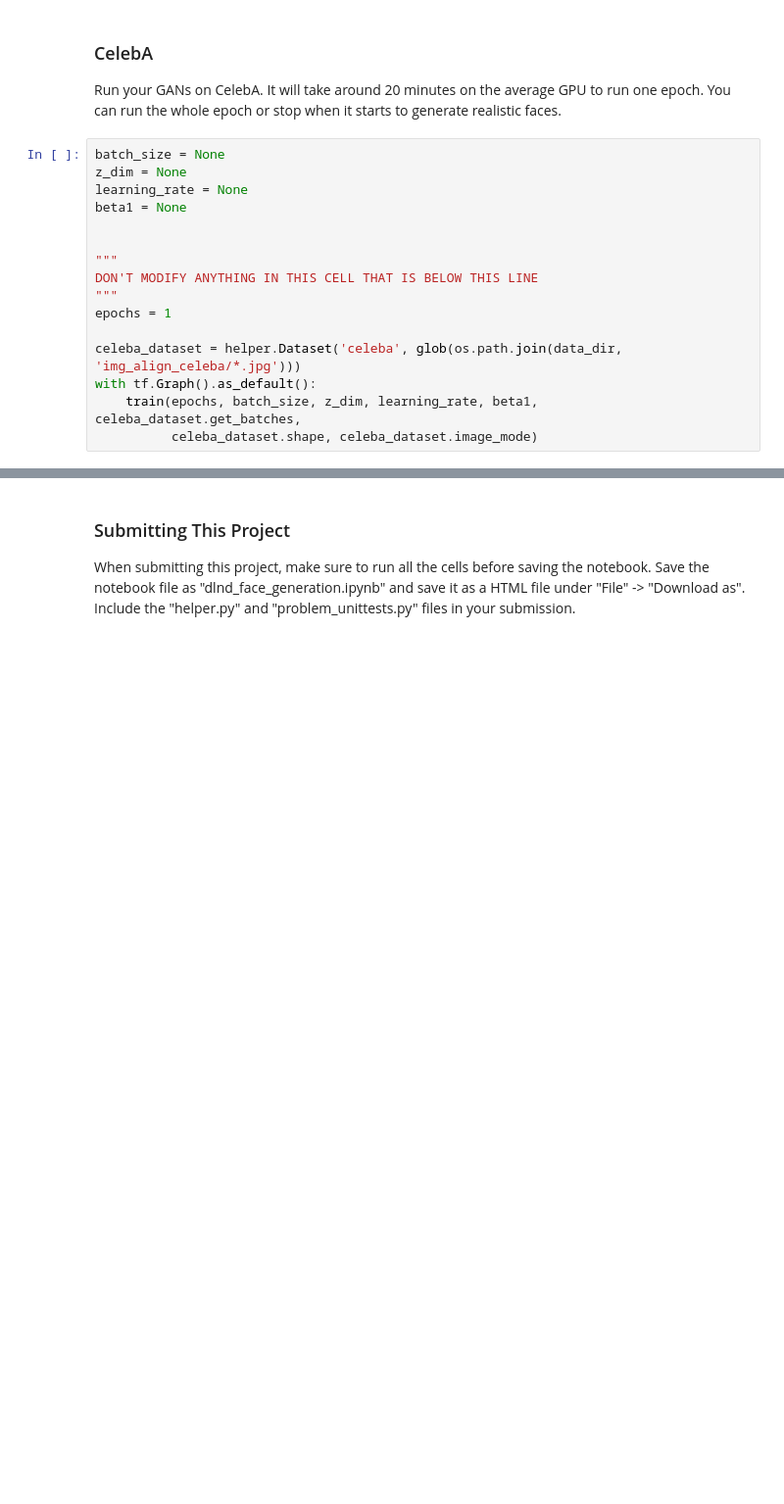
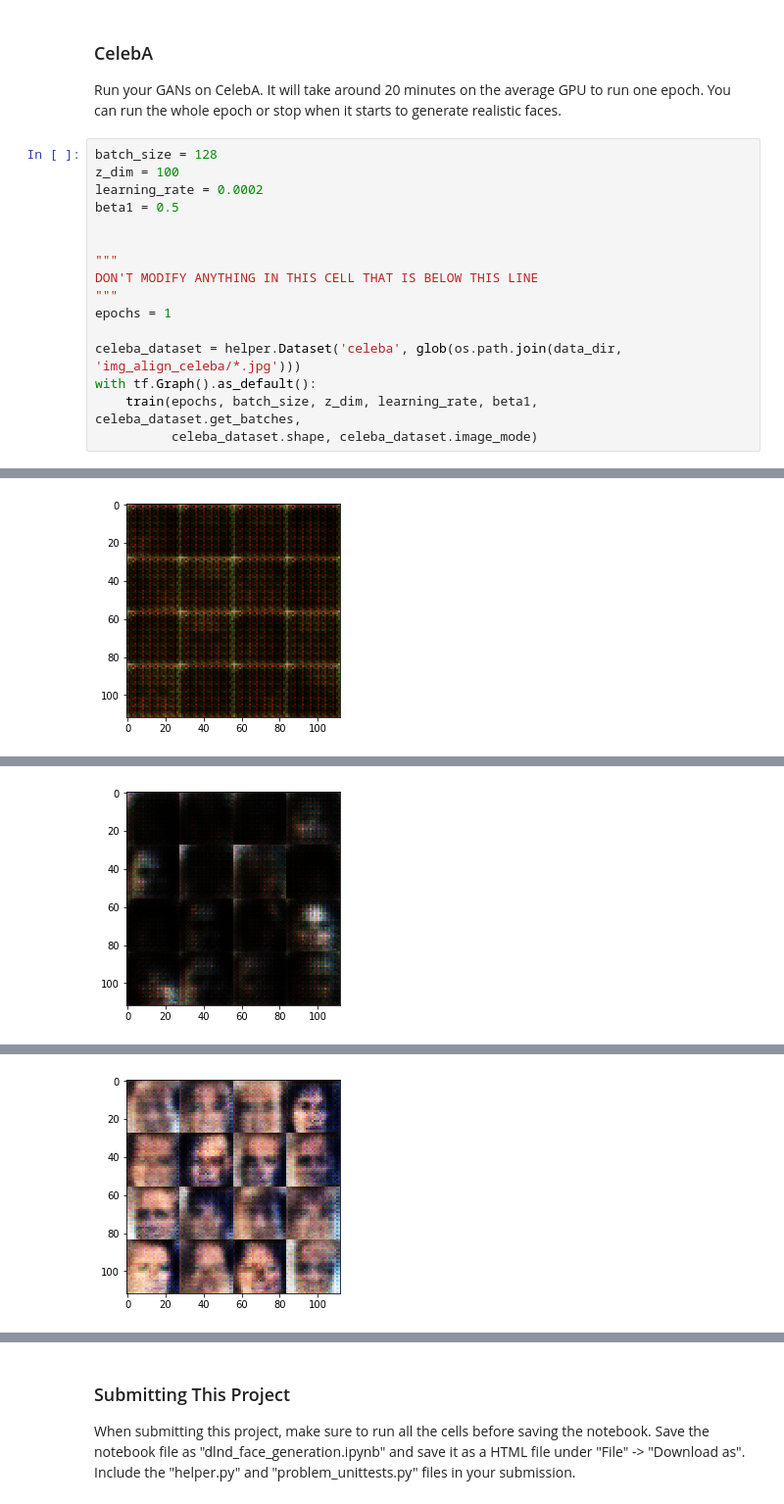
Before and after one commit to rsemenov/gan-faces-generator, a Jupyter notebook: dlnd_face_generation.ipynb, the cells around one changed output, grey strips where cells are left out. Shown at 98% size. Drawn from its saved outputs; the diff is of its cells as text; blank space fills up the shorter version.

```diff
--- a/dlnd_face_generation.ipynb
+++ b/dlnd_face_generation.ipynb
@@ -407,10 +529,10 @@ KeyboardInterrupt:
 ### CelebA
 Run your GANs on CelebA.  It will take around 20 minutes on the average GPU to run one epoch.  You can run the whole epoch or stop when it starts to generate realistic faces.
 # %%
-batch_size = None
-z_dim = None
-learning_rate = None
-beta1 = None
+batch_size = 128
+z_dim = 100
+learning_rate = 0.0002
+beta1 = 0.5
 
 
 """
@@ -422,3 +544,4 @@ celeba_dataset = helper.Dataset('celeba', glob(os.path.join(data_dir, 'img_align
 with tf.Graph().as_default():
     train(epochs, batch_size, z_dim, learning_rate, beta1, celeba_dataset.get_batches,
           celeba_dataset.shape, celeba_dataset.image_mode)
+# %% [output]
@@ -424,0 +568 @@ with tf.Graph().as_default():
+[figure, added]
@@ -424,0 +589 @@ with tf.Graph().as_default():
+[figure, added]
@@ -424,0 +610 @@ with tf.Graph().as_default():
+[figure, added]
```
Also changed, not shown: parts of 9 cells of this notebook.
